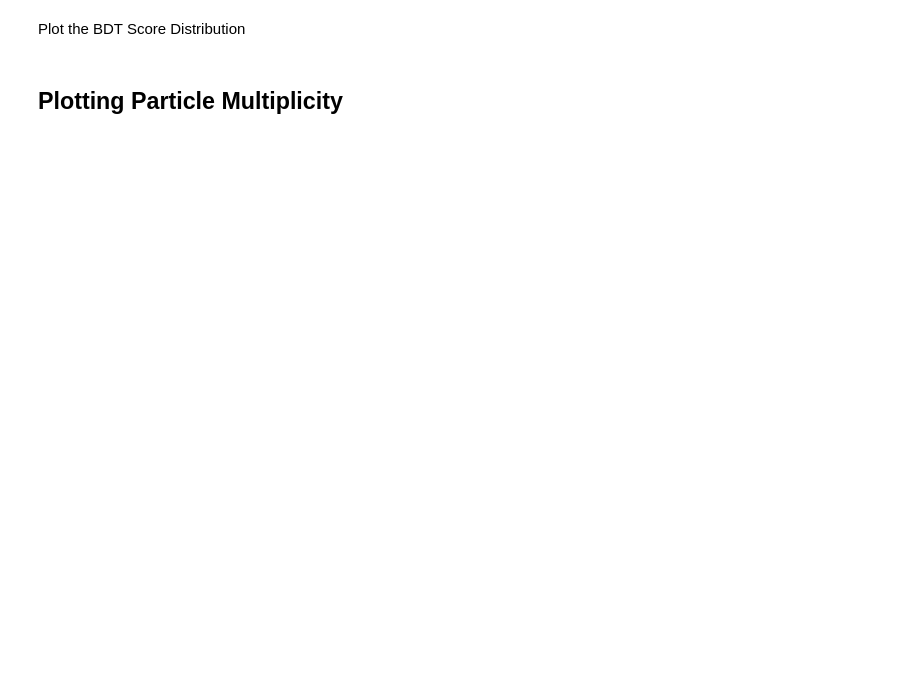
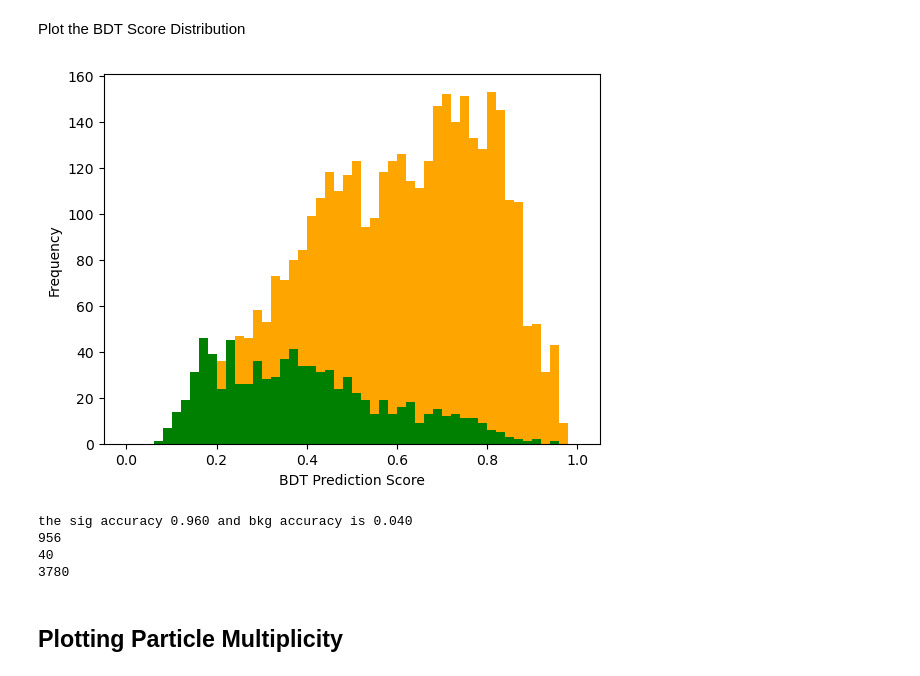
Before and after one commit to wly-wang/nu_mu_xsec, a Jupyter notebook: BDT.ipynb, the cells around one changed output. Cells and saved outputs as stored; diff of their text form; code cells hidden in the pictures; blank space fills up the shorter version.

```diff
--- a/BDT.ipynb
+++ b/BDT.ipynb
@@ -282,3 +297,27 @@ Plot the BDT Score Distribution
+# %%
+plt.hist(bdtScoreSigTrain, 50, color='orange', stacked=True, range=(0.,1.))
+plt.hist(bdtScoreBkgTrain, 50, color='green', stacked=True, range=(0.,1.))
+plt.xlabel("BDT Prediction Score")
+plt.ylabel("Frequency")
+plt.show()
+# %% [output]
+[figure, added]
+# %%
+cut = 0.76
+signal_cut = bdtScoreSigTrain[bdtScoreSigTrain>=cut]
+bkg_cut = bdtScoreBkgTrain[bdtScoreBkgTrain>=cut]
+
+signal_cut_accuracy = signal_cut.size/(signal_cut.size+bkg_cut.size)
+bkg_cut_accuracy = bkg_cut.size/(signal_cut.size+bkg_cut.size)
+print("the sig accuracy %.3f and bkg accuracy is %.3f" % (signal_cut_accuracy, bkg_cut_accuracy))
+print(signal_cut.size)
+print(bkg_cut.size)
+print(bdtScoreSigTrain.size)
+# %% [output]
+the sig accuracy 0.960 and bkg accuracy is 0.040
+956
+40
+3780
 # %%
 # plot signal and background separately
 # plt.figure();
```
Also changed, not shown: parts of 12 cells of this notebook.
